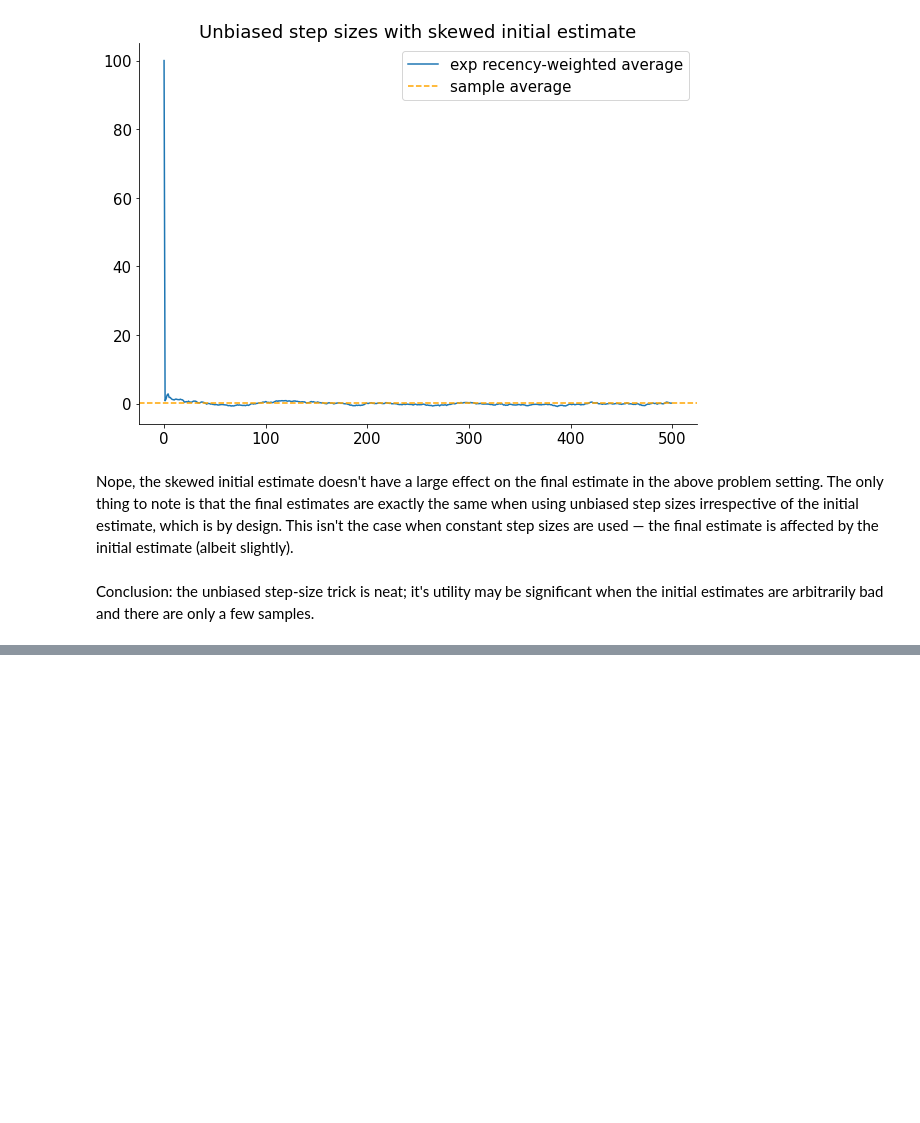
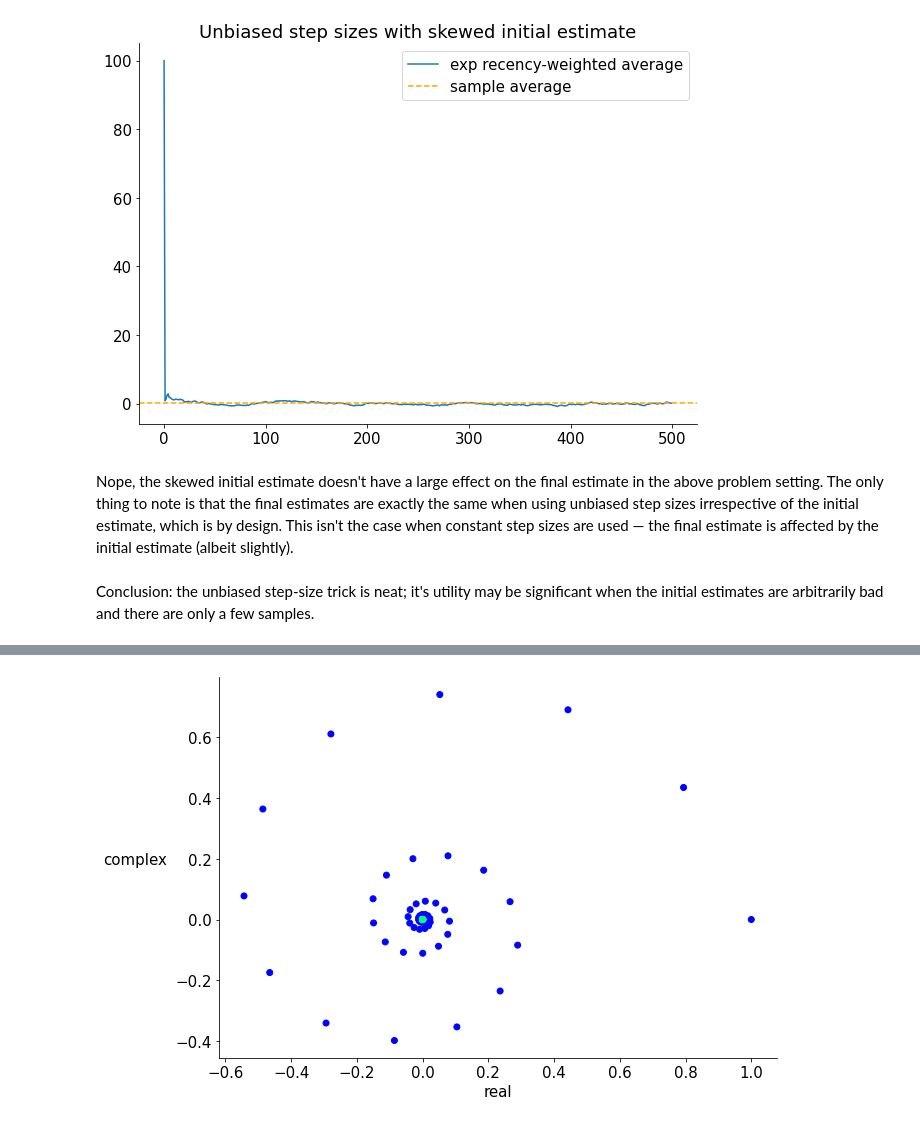
Before and after one commit to abhisheknaik96/rl-playground, a Jupyter notebook: misc.ipynb, the cells around one changed output, grey strips where cells are left out. Saved outputs shown, nothing was run; the diff lists cells and outputs as text; code cells hidden in the pictures; blank space fills up the shorter version.

```diff
--- a/misc.ipynb
+++ b/misc.ipynb
@@ -89,0 +726,4 @@ Conclusion: the unbiased step-size trick is neat; it's utility may be significan
+# %%
+plot_u_t(-0.1 + 0.5j, 1000)
+# %% [output]
+[figure, added]
```
Also changed, not shown: parts of 74 cells of this notebook.
